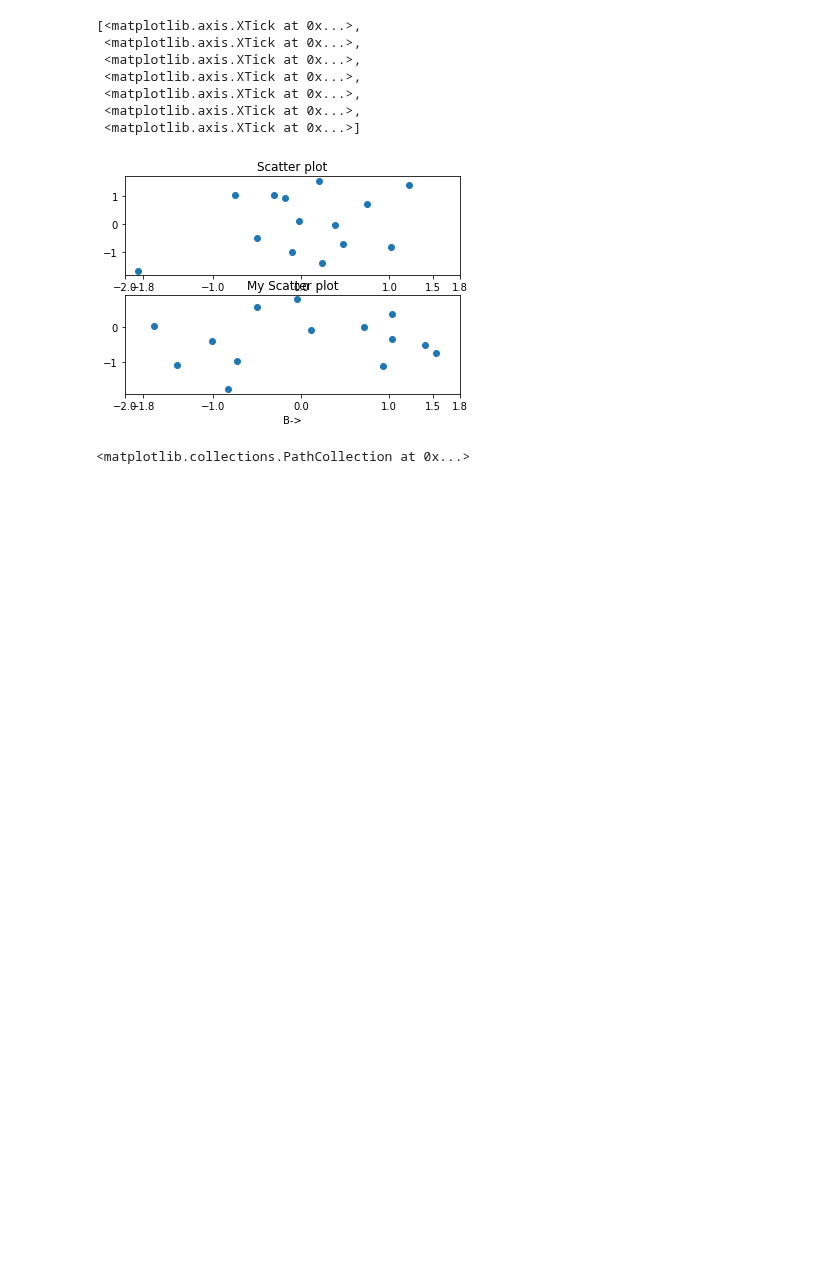
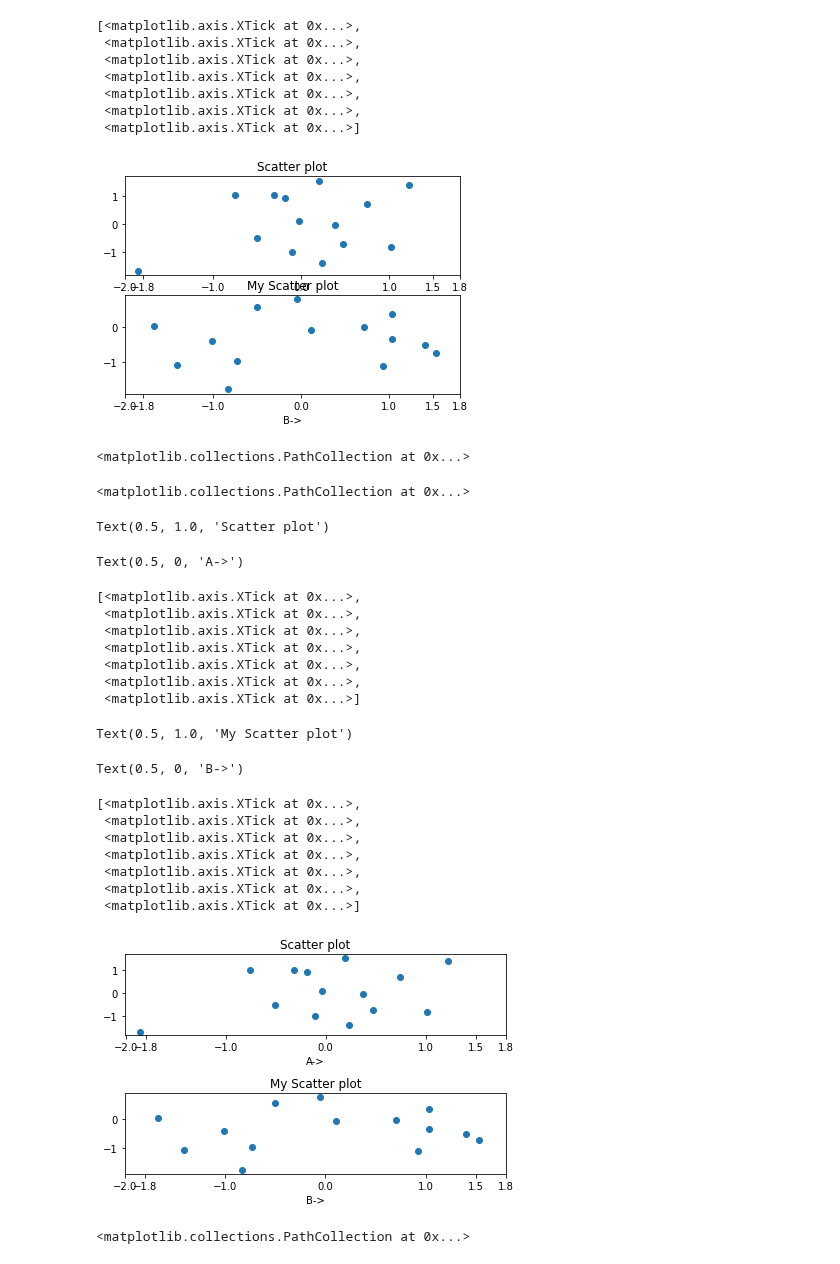
Before and after one commit to harnalashok/DataVisualization, a Jupyter notebook: 1_lesson_on_matplotlib_and_Jupyter_markdown.ipynb, the cells around one changed output. Cells and saved outputs as stored; diff of their text form; code cells hidden in the pictures; blank space fills up the shorter version.

```diff
--- a/1_lesson_on_matplotlib_and_Jupyter_markdown.ipynb
+++ b/1_lesson_on_matplotlib_and_Jupyter_markdown.ipynb
@@ -277,6 +277,40 @@ Text(0.5, 0, 'B->')
  <matplotlib.axis.XTick at 0x...>,
  <matplotlib.axis.XTick at 0x...>]
 [figure]
+# %%
+# 4.3 Multiple subplots--clean way
+fig,ax = plt.subplots(2,1)
+ax[0].scatter(data['a'], data['b'])
+ax[1].scatter(data['b'], data['c'])
+ax[0].set_title("Scatter plot")
+ax[0].set_xlabel('A->')
+ax[0].set_xticks([-2.0,-1.8, -1, 0 , +1, 1.5, 1.8 ])
+ax[1].set_title("My Scatter plot")
+ax[1].set_xlabel('B->')
+ax[1].set_xticks([-2.0,-1.8, -1, 0 , +1, 1.5, 1.8 ])
+plt.tight_layout()
+# %% [output]
+<matplotlib.collections.PathCollection at 0x...>
+<matplotlib.collections.PathCollection at 0x...>
+Text(0.5, 1.0, 'Scatter plot')
+Text(0.5, 0, 'A->')
+[<matplotlib.axis.XTick at 0x...>,
+ <matplotlib.axis.XTick at 0x...>,
+ <matplotlib.axis.XTick at 0x...>,
+ <matplotlib.axis.XTick at 0x...>,
+ <matplotlib.axis.XTick at 0x...>,
+ <matplotlib.axis.XTick at 0x...>,
+ <matplotlib.axis.XTick at 0x...>]
+Text(0.5, 1.0, 'My Scatter plot')
+Text(0.5, 0, 'B->')
+[<matplotlib.axis.XTick at 0x...>,
+ <matplotlib.axis.XTick at 0x...>,
+ <matplotlib.axis.XTick at 0x...>,
+ <matplotlib.axis.XTick at 0x...>,
+ <matplotlib.axis.XTick at 0x...>,
+ <matplotlib.axis.XTick at 0x...>,
+ <matplotlib.axis.XTick at 0x...>]
+[figure, added]
 # %%
 # 4.3 Multiple subplots
 fig,ax = plt.subplots(2,2)
```
